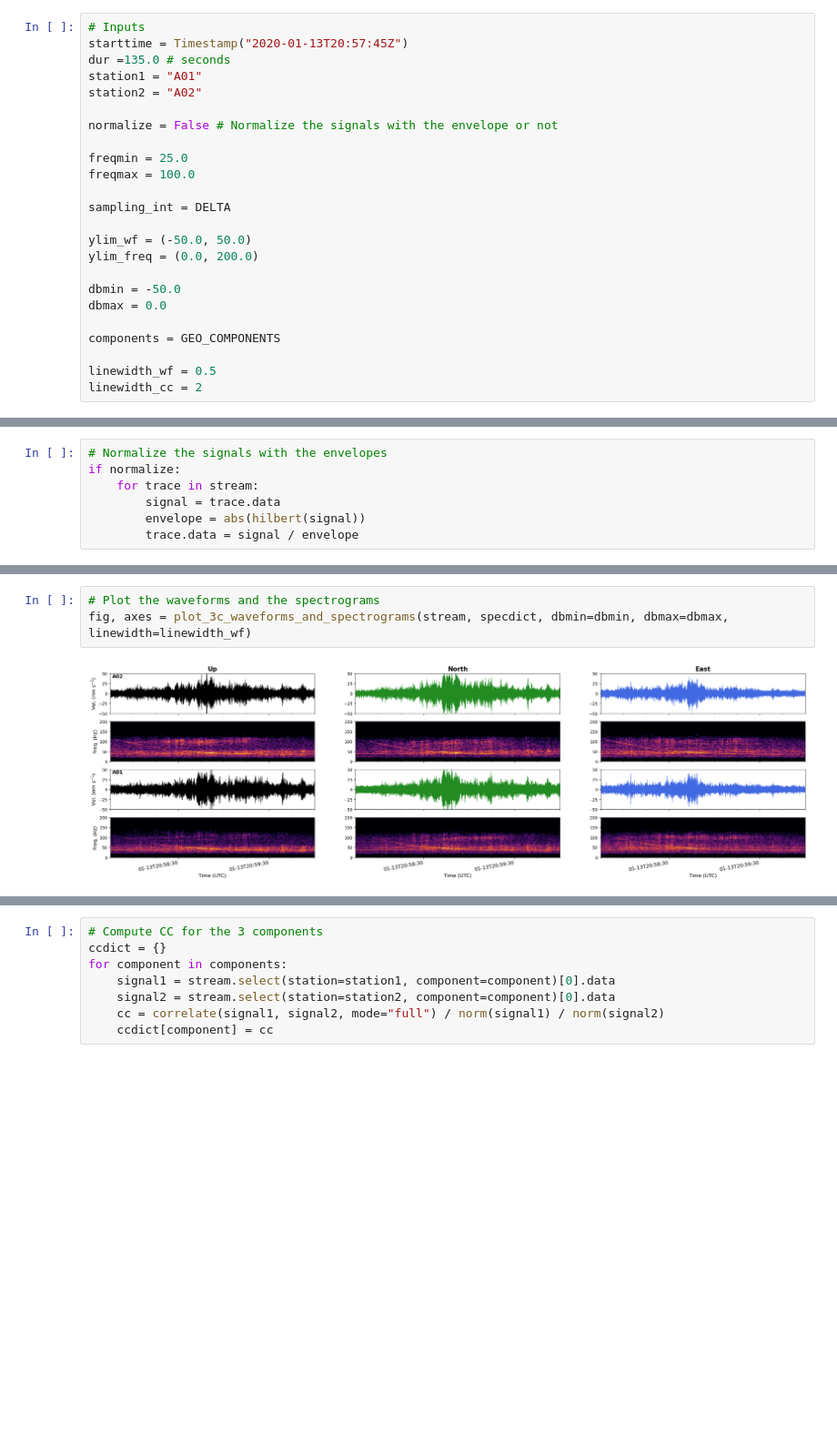
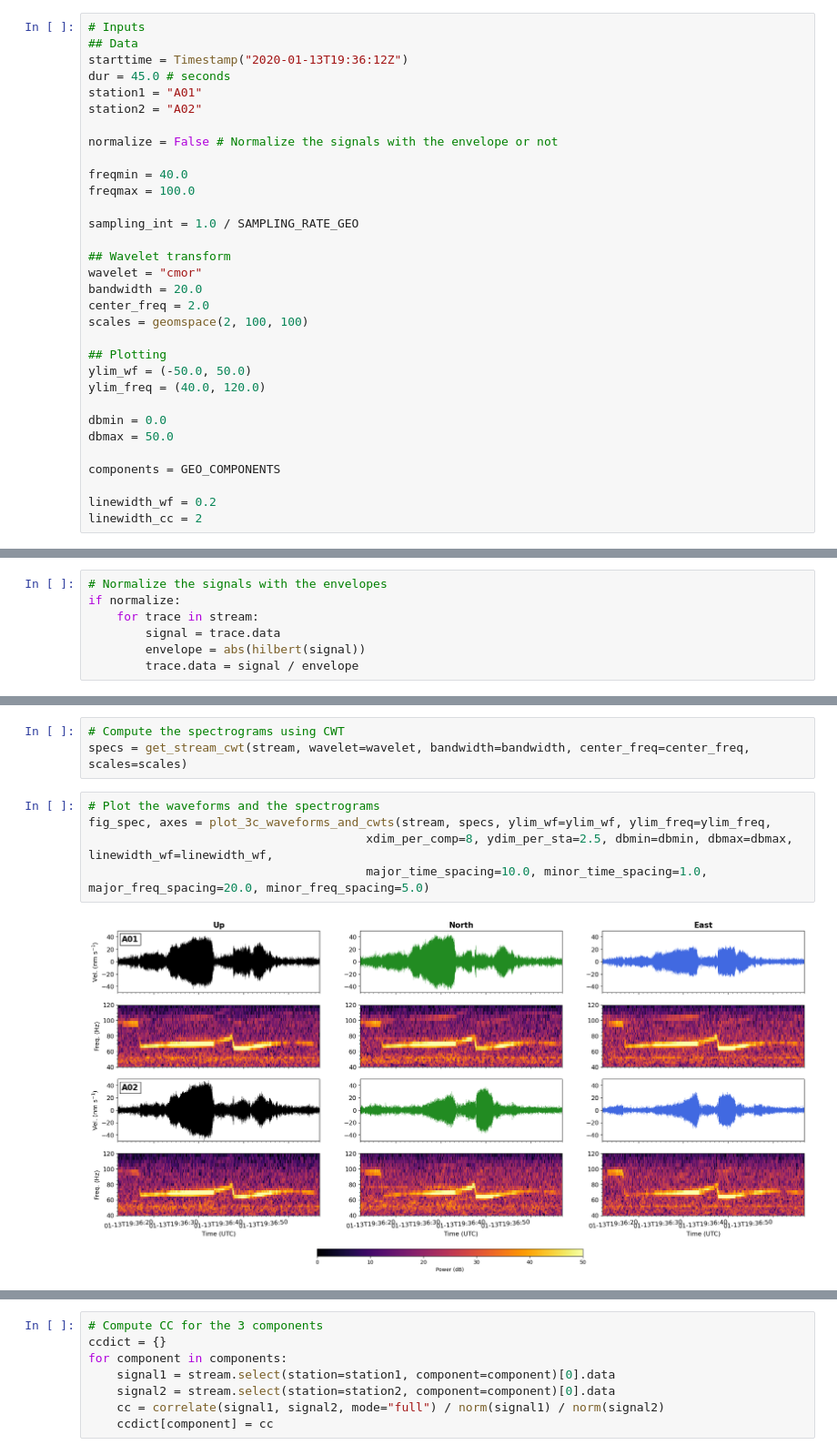
Before and after one commit to SerpRateAI/oman_microearthquakes, a Jupyter notebook: test_cc_on_high_q_gliders.ipynb, the cells around one changed output, grey strips where cells are left out. Shown at 91% size. Drawn from its saved outputs; the diff is of its cells as text; blank space fills up the shorter version.

Commit message:
A long-awaited update, including wavelet cross-spectrum analysis, beamforming, and their applications to the high-Q gliders.

```diff
--- a/test_cc_on_high_q_gliders.ipynb
+++ b/test_cc_on_high_q_gliders.ipynb
@@ -17,26 +18,34 @@ from utils_plot import plot_3c_waveforms_and_spectrograms, get_geo_component_col
 # %%
 # Inputs
-starttime = Timestamp("2020-01-13T20:57:45Z")
-dur =135.0 # seconds
+## Data
+starttime = Timestamp("2020-01-13T19:36:12Z")
+dur = 45.0 # seconds
 station1 = "A01"
 station2 = "A02"
 
 normalize = False # Normalize the signals with the envelope or not
 
-freqmin = 25.0
+freqmin = 40.0
 freqmax = 100.0
 
-sampling_int = DELTA
+sampling_int = 1.0 / SAMPLING_RATE_GEO
 
+## Wavelet transform
+wavelet = "cmor"
+bandwidth = 20.0
+center_freq = 2.0
+scales = geomspace(2, 100, 100)
+
+## Plotting
 ylim_wf = (-50.0, 50.0)
-ylim_freq = (0.0, 200.0)
+ylim_freq = (40.0, 120.0)
 
-dbmin = -50.0
-dbmax = 0.0
+dbmin = 0.0
+dbmax = 50.0
 
 components = GEO_COMPONENTS
 
-linewidth_wf = 0.5
+linewidth_wf = 0.2
 linewidth_cc = 2
 # %%
 # Read the waveforms
@@ -54,5 +60,10 @@ specdict = get_stream_spectrogram_stft(stream)
+# %%
+# Compute the spectrograms using CWT
+specs = get_stream_cwt(stream, wavelet=wavelet, bandwidth=bandwidth, center_freq=center_freq, scales=scales)
 # %%
 # Plot the waveforms and the spectrograms
-fig, axes = plot_3c_waveforms_and_spectrograms(stream, specdict, dbmin=dbmin, dbmax=dbmax, linewidth=linewidth_wf)
+fig_spec, axes = plot_3c_waveforms_and_cwts(stream, specs, ylim_wf=ylim_wf, ylim_freq=ylim_freq,
+                                       xdim_per_comp=8, ydim_per_sta=2.5, dbmin=dbmin, dbmax=dbmax, linewidth_wf=linewidth_wf,
+                                       major_time_spacing=10.0, minor_time_spacing=1.0, major_freq_spacing=20.0, minor_freq_spacing=5.0)
 # %% [output]
-[figure, old version]
+[figure, new version]
```
Also changed, not shown: parts of 6 cells of this notebook, 35 other files.
